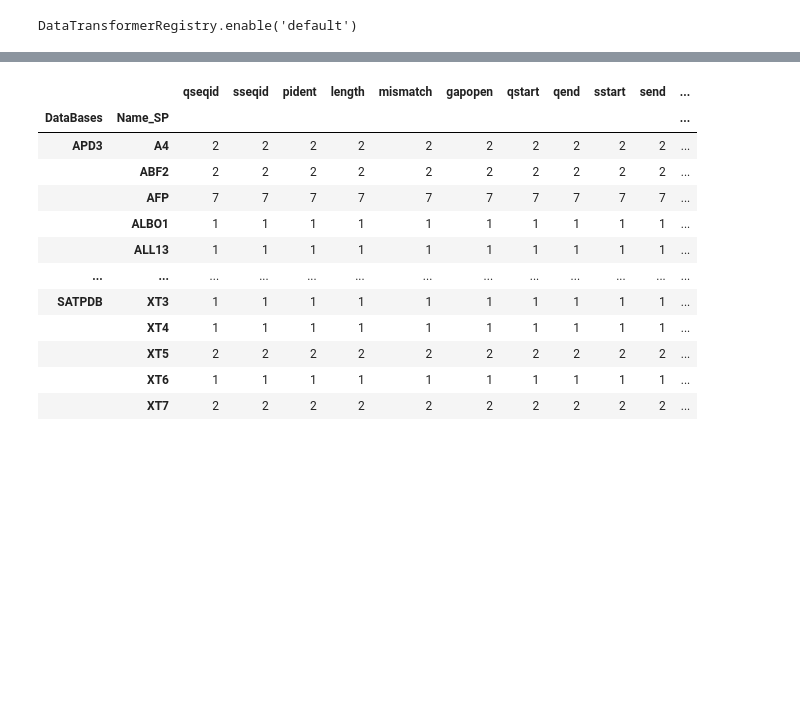
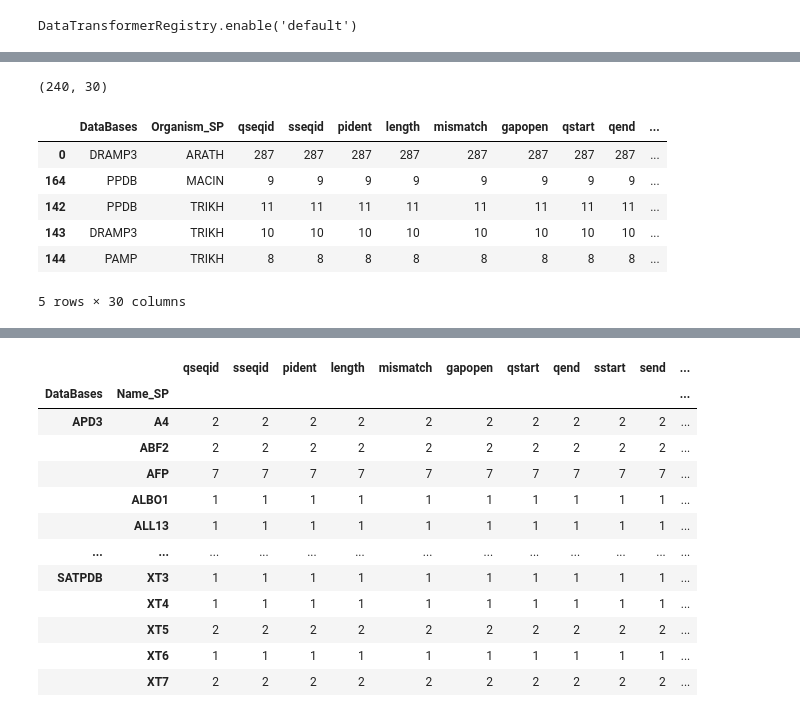
Before and after one commit to Nanocell-Lab/CAFPdb, a Jupyter notebook: 02_Diamond_SwissProt.ipynb, the cells around one changed output, grey strips where cells are left out. Cells and saved outputs as stored; diff of their text form; code cells hidden in the pictures; blank space fills up the shorter version.

```diff
--- a/02_Diamond_SwissProt.ipynb
+++ b/02_Diamond_SwissProt.ipynb
@@ -307,0 +432,19 @@ bar_chart2
+# %%
+# Merge to add Organism names full and Lineage data
+df55 = df33.merge(df44, on='Organism_SP')
+# %%
+df55 = df55.sort_values(['Link3'],ascending=False).groupby('DataBases').head(60)
+df55 = df55.loc[df55['DataBases']!='LPDB']#.loc[df3['DataBases']!='PAMP']#.loc[df3['DataBases']!='EROP'].loc[df3['DataBases']!='PPDB']
+df55.shape
+# %% [output]
+(240, 30)
+# %%
+df55.head()
+# %% [output]
+|  | DataBases | Organism_SP | qseqid | sseqid | pident | length | mismatch | gapopen | qstart | qend | ... |
+| 0 | DRAMP3 | ARATH | 287 | 287 | 287 | 287 | 287 | 287 | 287 | 287 | ... |
+| 164 | PPDB | MACIN | 9 | 9 | 9 | 9 | 9 | 9 | 9 | 9 | ... |
+| 142 | PPDB | TRIKH | 11 | 11 | 11 | 11 | 11 | 11 | 11 | 11 | ... |
+| 143 | DRAMP3 | TRIKH | 10 | 10 | 10 | 10 | 10 | 10 | 10 | 10 | ... |
+| 144 | PAMP | TRIKH | 8 | 8 | 8 | 8 | 8 | 8 | 8 | 8 | ... |
+5 rows × 30 columns
```
Also changed, not shown: parts of 27 cells of this notebook, 13 other files.
